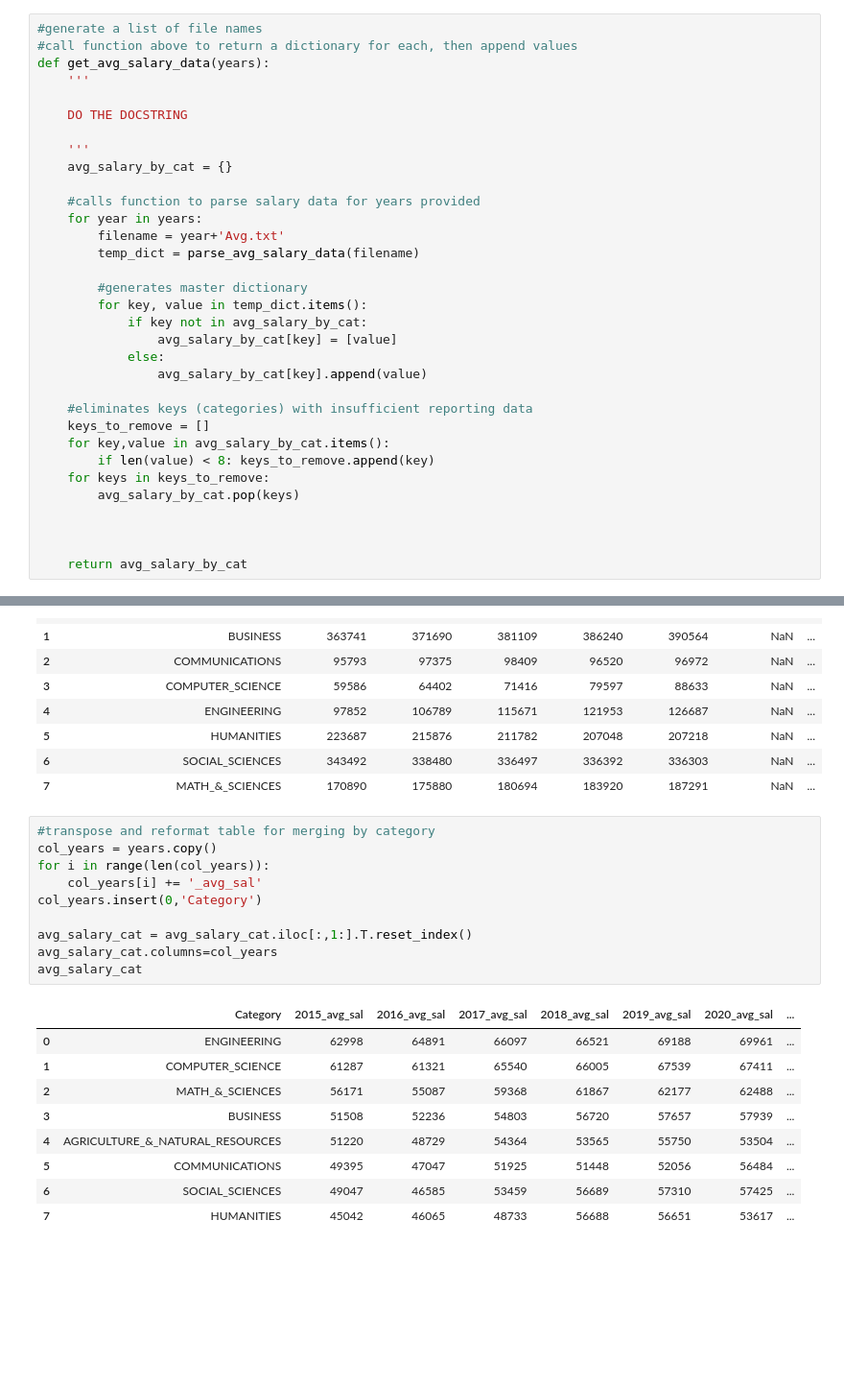
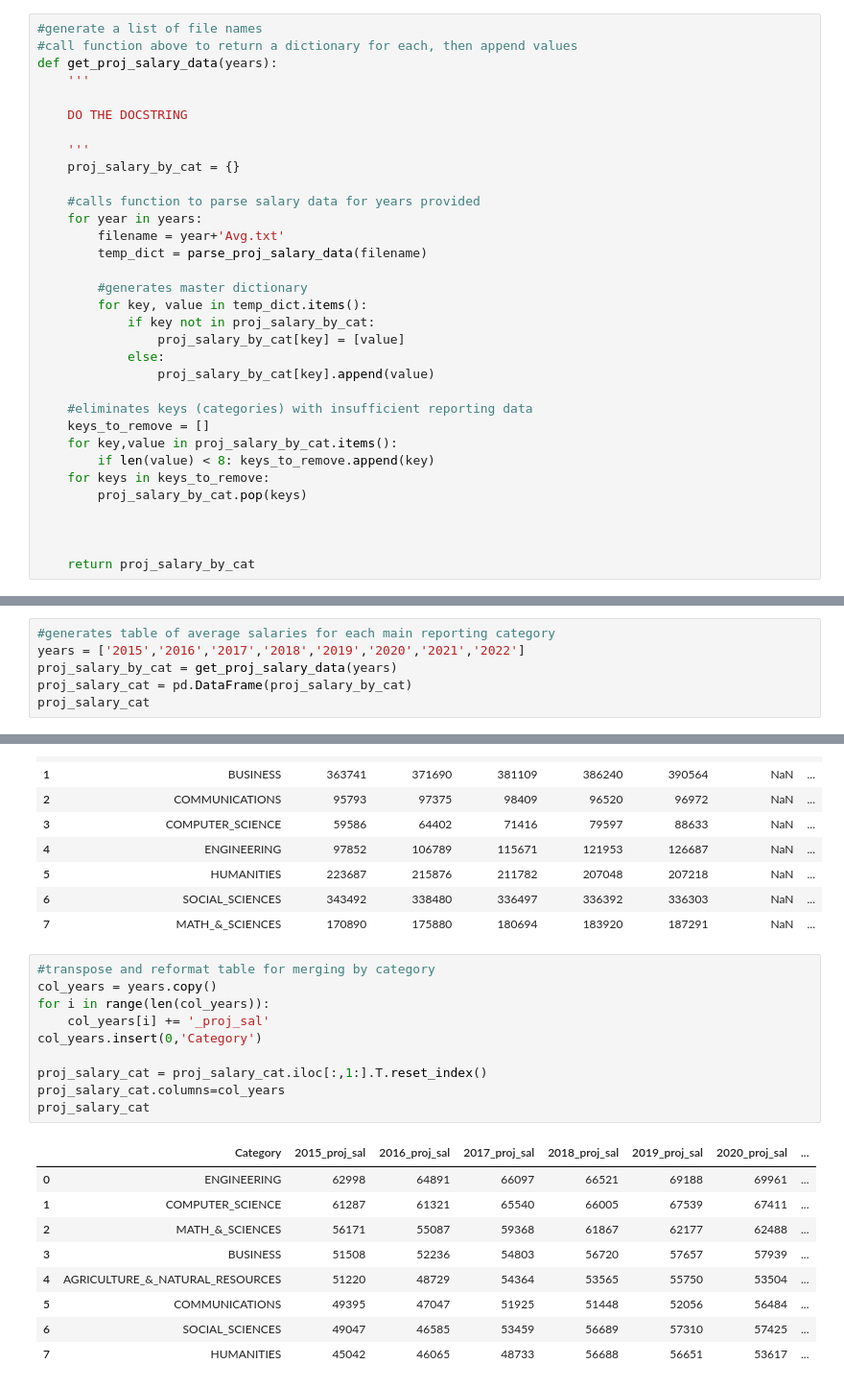
Before and after one commit to gitjgoud/python-bachelor-salary-projections, a Jupyter notebook: salary_projection_by_category.ipynb, the cells around one changed output, grey strips where cells are left out. Shown at 96% size. Drawn from its saved outputs; the diff is of its cells as text; blank space fills up the shorter version.

```diff
--- a/salary_projection_by_category.ipynb
+++ b/salary_projection_by_category.ipynb
@@ -46,33 +46,33 @@ def parse_avg_salary_data(filename):
 # %%
 #generate a list of file names
 #call function above to return a dictionary for each, then append values
-def get_avg_salary_data(years):
+def get_proj_salary_data(years):
     '''
 
     DO THE DOCSTRING
 
     '''
-    avg_salary_by_cat = {}
+    proj_salary_by_cat = {}
 
     #calls function to parse salary data for years provided
     for year in years:
         filename = year+'Avg.txt'
-        temp_dict = parse_avg_salary_data(filename)
+        temp_dict = parse_proj_salary_data(filename)
 
         #generates master dictionary
         for key, value in temp_dict.items():
-            if key not in avg_salary_by_cat:
-                avg_salary_by_cat[key] = [value]
+            if key not in proj_salary_by_cat:
+                proj_salary_by_cat[key] = [value]
             else:
-                avg_salary_by_cat[key].append(value)
+                proj_salary_by_cat[key].append(value)
 
     #eliminates keys (categories) with insufficient reporting data
     keys_to_remove = []
-    for key,value in avg_salary_by_cat.items():
+    for key,value in proj_salary_by_cat.items():
         if len(value) < 8: keys_to_remove.append(key)
     for keys in keys_to_remove:
-        avg_salary_by_cat.pop(keys)
+        proj_salary_by_cat.pop(keys)
 
 
 
-    return avg_salary_by_cat
+    return proj_salary_by_cat
@@ -117,0 +79,6 @@ avg_salary_cat_change
+# %%
+#generates table of average salaries for each main reporting category
+years = ['2015','2016','2017','2018','2019','2020','2021','2022']
+proj_salary_by_cat = get_proj_salary_data(years)
+proj_salary_cat = pd.DataFrame(proj_salary_by_cat)
+proj_salary_cat
@@ -133,15 +133,15 @@ degrees_by_cat
 # %%
 #transpose and reformat table for merging by category
 col_years = years.copy()
 for i in range(len(col_years)):
-    col_years[i] += '_avg_sal'
+    col_years[i] += '_proj_sal'
 col_years.insert(0,'Category')
 
-avg_salary_cat = avg_salary_cat.iloc[:,1:].T.reset_index()
-avg_salary_cat.columns=col_years
-avg_salary_cat
+proj_salary_cat = proj_salary_cat.iloc[:,1:].T.reset_index()
+proj_salary_cat.columns=col_years
+proj_salary_cat
 # %% [output]
-|  | Category | 2015_avg_sal | 2016_avg_sal | 2017_avg_sal | 2018_avg_sal | 2019_avg_sal | 2020_avg_sal | ... |
+|  | Category | 2015_proj_sal | 2016_proj_sal | 2017_proj_sal | 2018_proj_sal | 2019_proj_sal | 2020_proj_sal | ... |
 | 0 | ENGINEERING | 62998 | 64891 | 66097 | 66521 | 69188 | 69961 | ... |
 | 1 | COMPUTER_SCIENCE | 61287 | 61321 | 65540 | 66005 | 67539 | 67411 | ... |
 | 2 | MATH_&_SCIENCES | 56171 | 55087 | 59368 | 61867 | 62177 | 62488 | ... |
```
Also changed, not shown: parts of 22 cells of this notebook.
